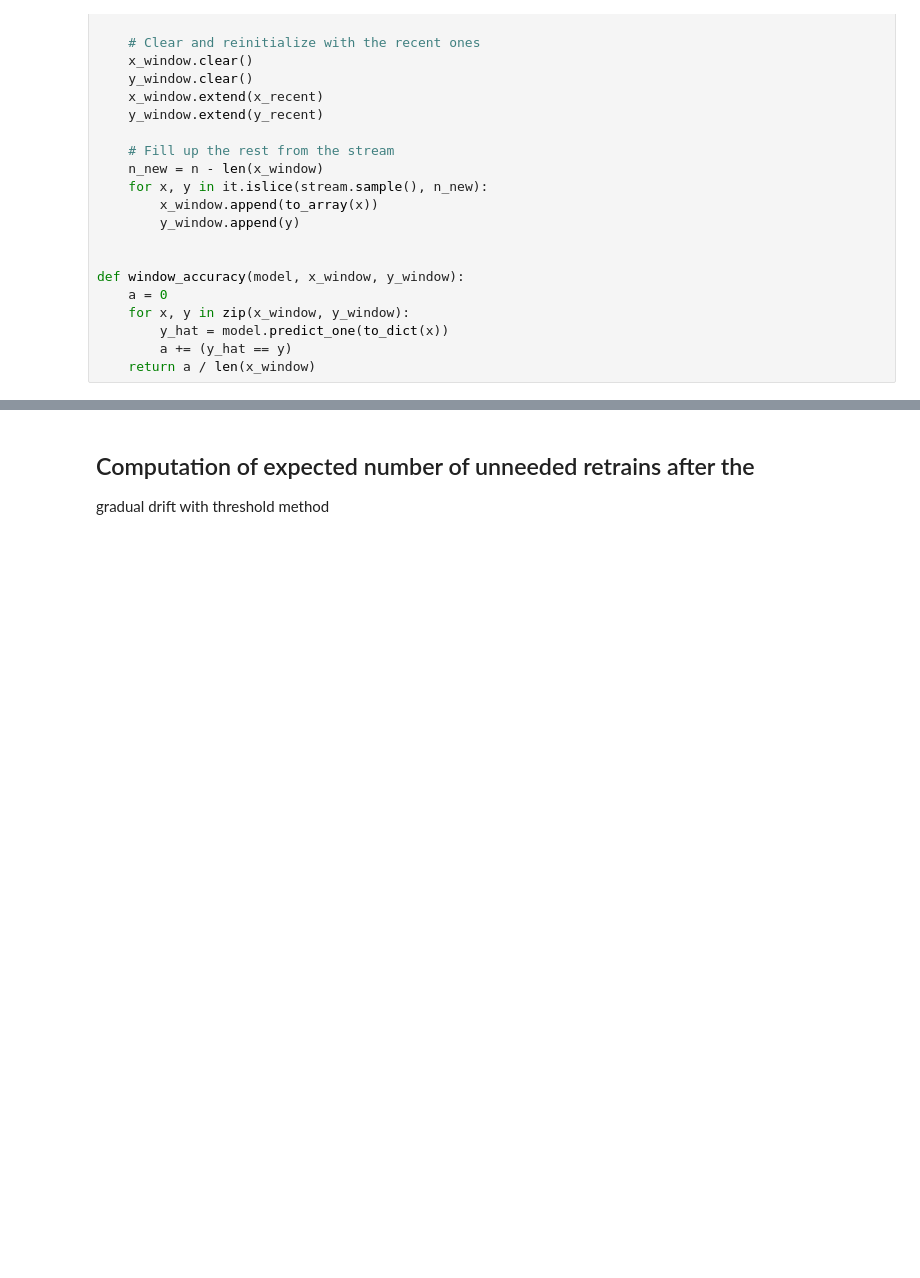
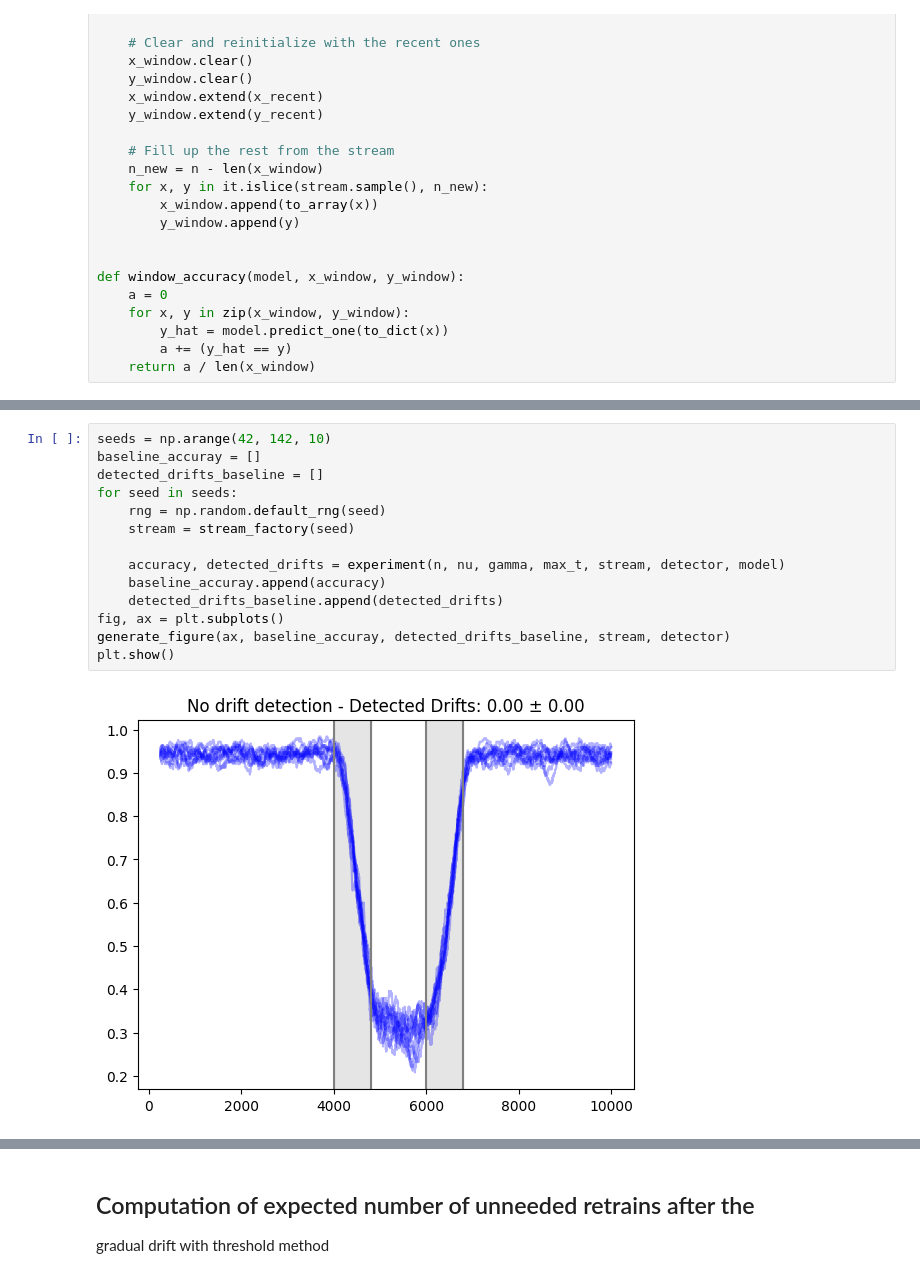
Before and after one commit to dariomalchiodi/occ-drift-detection, a Jupyter notebook: river.ipynb, the cells around one changed output, grey strips where cells are left out. Drawn from its saved outputs; the diff is of its cells as text; blank space fills up the shorter version.

```diff
--- a/river.ipynb
+++ b/river.ipynb
@@ -611,0 +430,16 @@ plt.show()
+# %%
+seeds = np.arange(42, 142, 10)
+baseline_accuray = []
+detected_drifts_baseline = []
+for seed in seeds:
+    rng = np.random.default_rng(seed)
+    stream = stream_factory(seed)
+
+    accuracy, detected_drifts = experiment(n, nu, gamma, max_t, stream, detector, model)
+    baseline_accuray.append(accuracy)
+    detected_drifts_baseline.append(detected_drifts)
+fig, ax = plt.subplots()
+generate_figure(ax, baseline_accuray, detected_drifts_baseline, stream, detector)
+plt.show()
+# %% [output]
+[figure, added]
```
Also changed, not shown: parts of 37 cells of this notebook.
